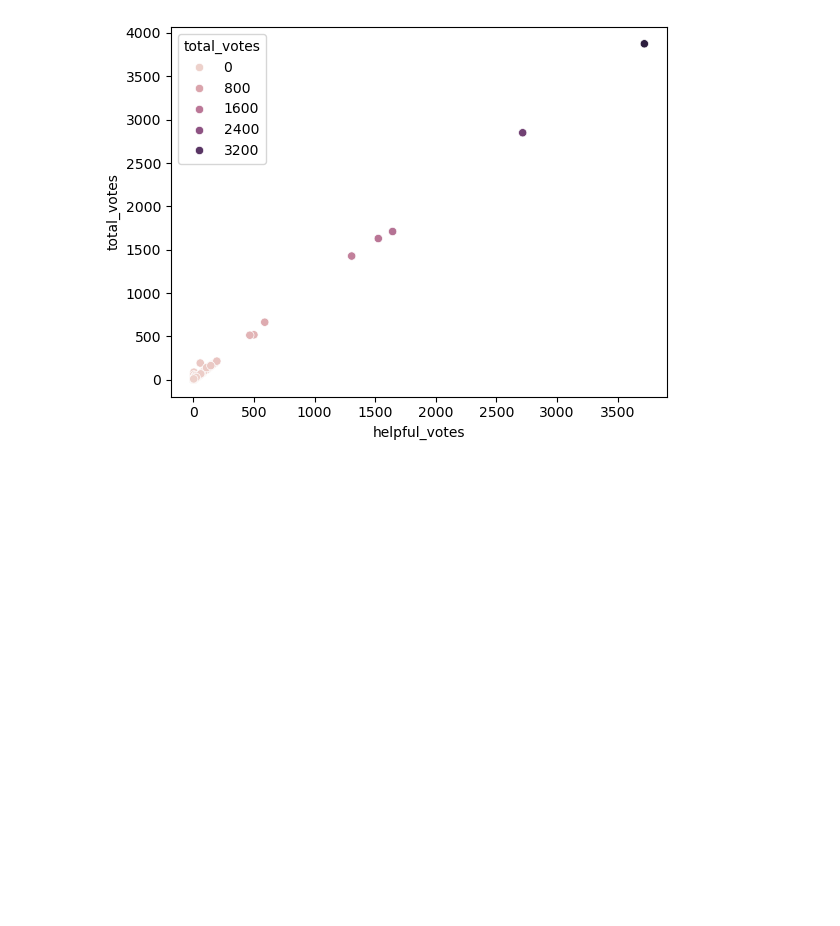
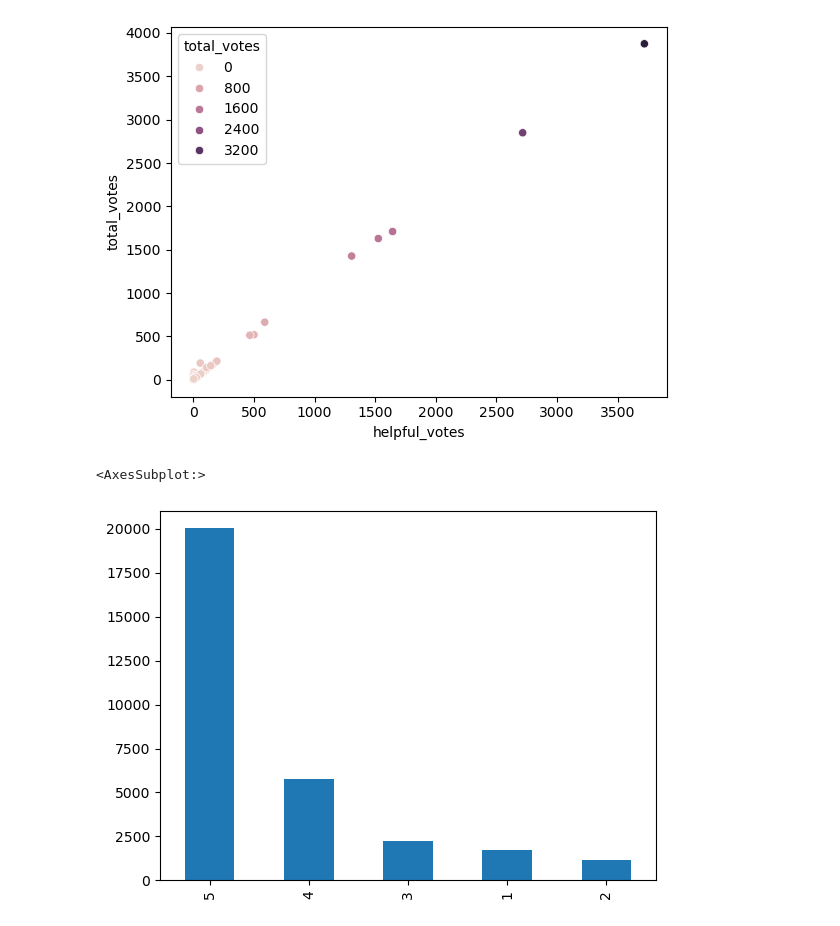
Before and after one commit to MaukanMir/Amaon-Product-Sentioment-Analysis, a Jupyter notebook: training.ipynb, the cells around one changed output. Cells and saved outputs as stored; diff of their text form; code cells hidden in the pictures; blank space fills up the shorter version.

Commit message:
added new visuals

```diff
--- a/training.ipynb
+++ b/training.ipynb
@@ -322,3 +322,8 @@ sns.scatterplot(data=df, x="helpful_votes",y='total_votes',hue="total_votes")
 # %% [output]
 <AxesSubplot:xlabel='helpful_votes', ylabel='total_votes'>
 [figure]
+# %%
+df["star_rating"].value_counts().plot.bar()
+# %% [output]
+<AxesSubplot:>
+[figure, added]
```
Also changed, not shown: parts of 1 cell of this notebook.
